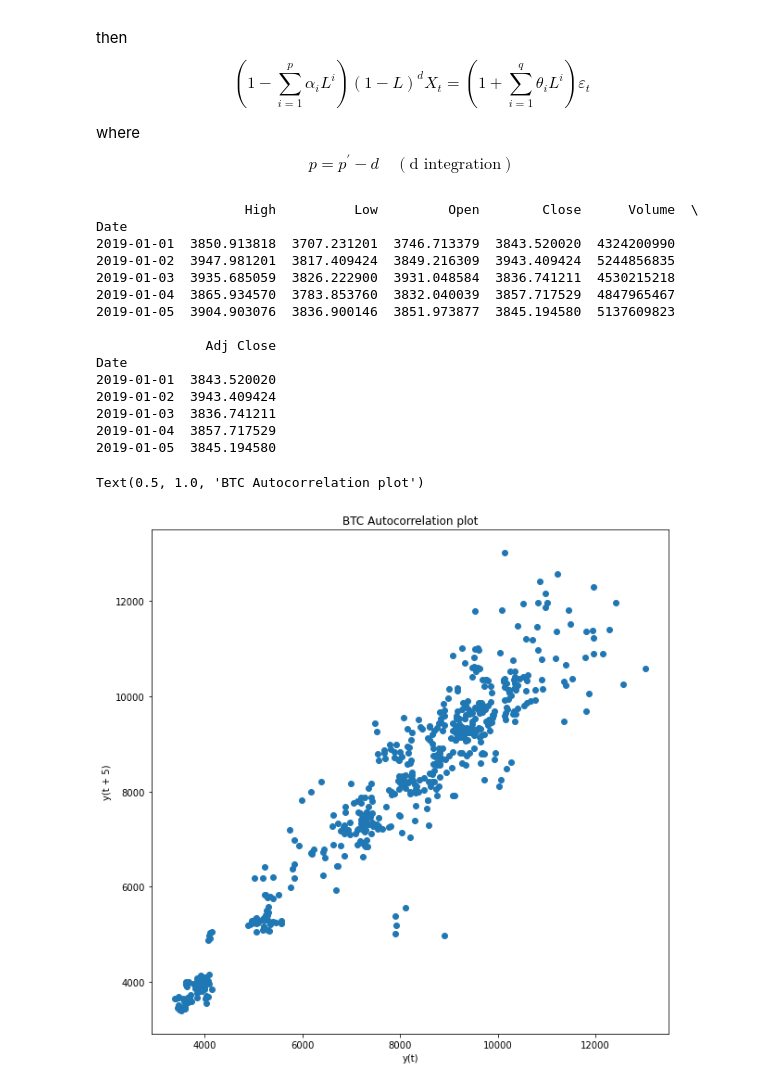
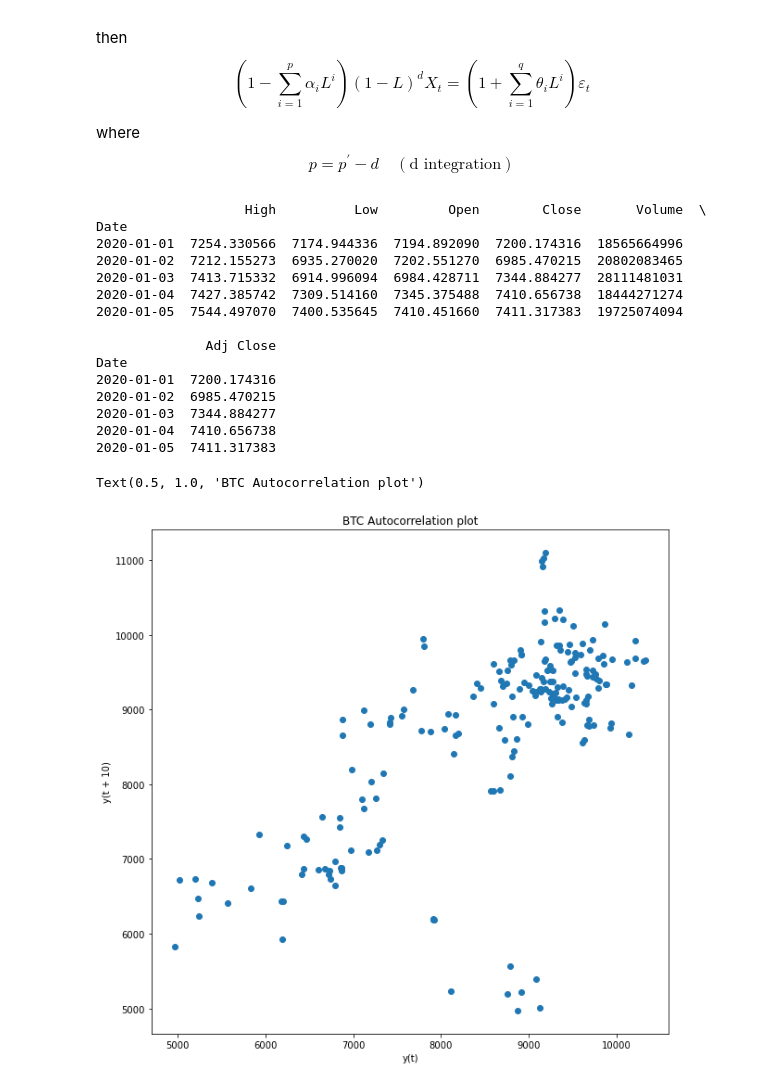
Before and after one commit to Wenbo-Git/Data-Science, a Jupyter notebook: Time Series/Time Series.ipynb, the cells around one changed output. Cells and saved outputs as stored; diff of their text form; code cells hidden in the pictures.

```diff
--- a/Time Series/Time Series.ipynb
+++ b/Time Series/Time Series.ipynb
@@ -42,29 +44,29 @@ from sklearn.metrics import mean_squared_error
 # %%
-start = dt.datetime(2019, 1, 1)
-end = dt.datetime(2020, 7, 28)
+start = dt.datetime(2020, 1, 1)
+end = dt.datetime(2020, 7, 30)
 data = web.DataReader("BTC-USD", "yahoo", start, end)
 # %%
 print(data.head())
 # %% [output]
-                   High          Low         Open        Close      Volume  \
+                   High          Low         Open        Close       Volume  \
 Date
-2019-01-01  3850.913818  3707.231201  3746.713379  3843.520020  4324200990
-2019-01-02  3947.981201  3817.409424  3849.216309  3943.409424  5244856835
-2019-01-03  3935.685059  3826.222900  3931.048584  3836.741211  4530215218
-2019-01-04  3865.934570  3783.853760  3832.040039  3857.717529  4847965467
-2019-01-05  3904.903076  3836.900146  3851.973877  3845.194580  5137609823
+2020-01-01  7254.330566  7174.944336  7194.892090  7200.174316  18565664996
+2020-01-02  7212.155273  6935.270020  7202.551270  6985.470215  20802083465
+2020-01-03  7413.715332  6914.996094  6984.428711  7344.884277  28111481031
+2020-01-04  7427.385742  7309.514160  7345.375488  7410.656738  18444271274
+2020-01-05  7544.497070  7400.535645  7410.451660  7411.317383  19725074094
 
               Adj Close
 Date
-2019-01-01  3843.520020
-2019-01-02  3943.409424
-2019-01-03  3836.741211
-2019-01-04  3857.717529
-2019-01-05  3845.194580
+2020-01-01  7200.174316
+2020-01-02  6985.470215
+2020-01-03  7344.884277
+2020-01-04  7410.656738
+2020-01-05  7411.317383
 # %%
 plt.figure(figsize=(10,10))
-lag_plot(data['Close'], lag=5)
+lag_plot(data['Close'], lag=10)
 plt.title('BTC Autocorrelation plot')
 # %% [output]
 Text(0.5, 1.0, 'BTC Autocorrelation plot')
-[figure, old version]
+[figure, new version]
```
Also changed, not shown: parts of 13 cells of this notebook.
